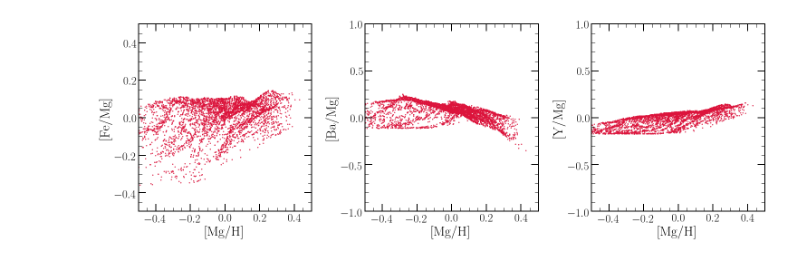
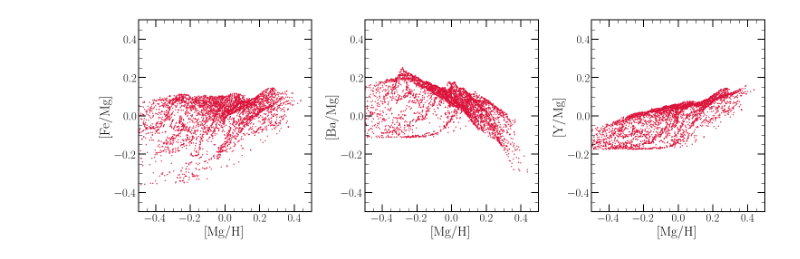
Before and after one commit to giganano/AGBmigration, a Jupyter notebook: notebooks/Emily_mock_data.ipynb, the cells around one changed output. Drawn from its saved outputs; the diff is of its cells as text; code cells hidden in the pictures.

```diff
--- a/notebooks/Emily_mock_data.ipynb
+++ b/notebooks/Emily_mock_data.ipynb
@@ -42,13 +45,12 @@ def setup_axes():
     xlabel = "[Mg/H]"
     ylabels = ["[Fe/Mg]", "[Ba/Mg]", "[Y/Mg]"]
     xlim = [-0.5, 0.5]
-    ylim = [[-0.5, 0.5], [-1.0, 1.0], [-1.0, 1.0]]
+    ylim = [-0.5, 0.5]
     axes = []
     for i in range(3):
         axes.append(fig.add_subplot(131 + i))
         axes[i].set_xlabel(xlabel)
         axes[i].set_ylabel(ylabels[i])
         axes[i].set_xlim(xlim)
-        axes[i].set_ylim(ylim[i])
-        if i: axes[i].set_yticks([-1. + 0.5 * _ for _ in range(5)])
+        axes[i].set_ylim(ylim)
     return axes
@@ -76,25 +92,29 @@ plt.show()
 # %%
 axes = setup_axes()
 out = vice.output("../Emily_mock")
-stars = out.stars.filter("zone_final", ">=", 50).filter("zone_final", "<=", 120)
+stars = out.stars.filter("zone_final", ">=", 50).filter("zone_final", "<=", 119)
 stellar_mass = sum(stars["mass"])
 mass_fracs = [_ / stellar_mass for _ in stars["mass"]]
 indeces = np.random.choice(len(mass_fracs), size = 5000, p = mass_fracs)
 
 kwargs = {
     "c": mpl.colors.get_named_colors_mapping()["crimson"],
     "marker": ".",
-    "s": 10
+    "s": 10,
+    "rasterized": True
 }
 
+# filtered table has [mg/fe] recorded rather [fe/mg], conversion is trivial
 stars["[fe/mg]"] = [-i for i in stars["[mg/fe]"]]
 axes[0].scatter([stars["[mg/h]"][_] for _ in indeces],
     [stars["[fe/mg]"][_] for _ in indeces], **kwargs)
 axes[1].scatter([stars["[mg/h]"][_] for _ in indeces],
     [stars["[ba/mg]"][_] for _ in indeces], **kwargs)
 axes[2].scatter([stars["[mg/h]"][_] for _ in indeces],
     [stars["[y/mg]"][_] for _ in indeces], **kwargs)
 
 plt.tight_layout()
+plt.savefig("Emily_mock_sample.pdf")
+plt.show()
 # %% [output]
-[figure, old version]
+[figure, new version]
```
Also changed, not shown: parts of 8 cells of this notebook, 3 other files.
